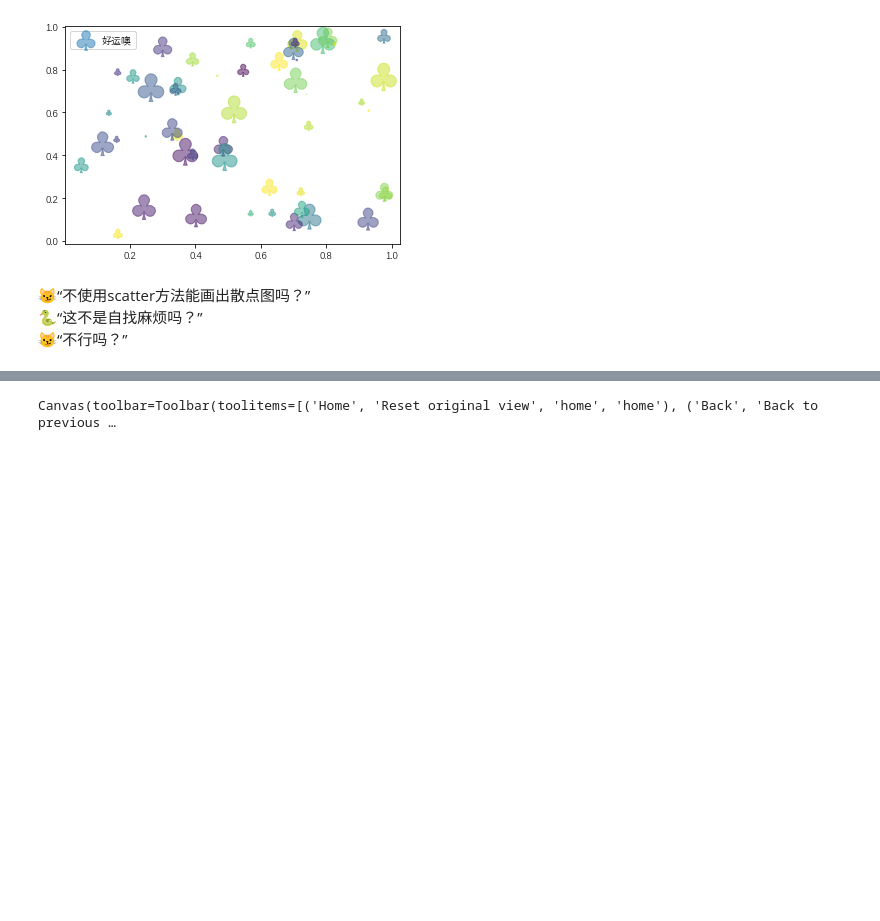
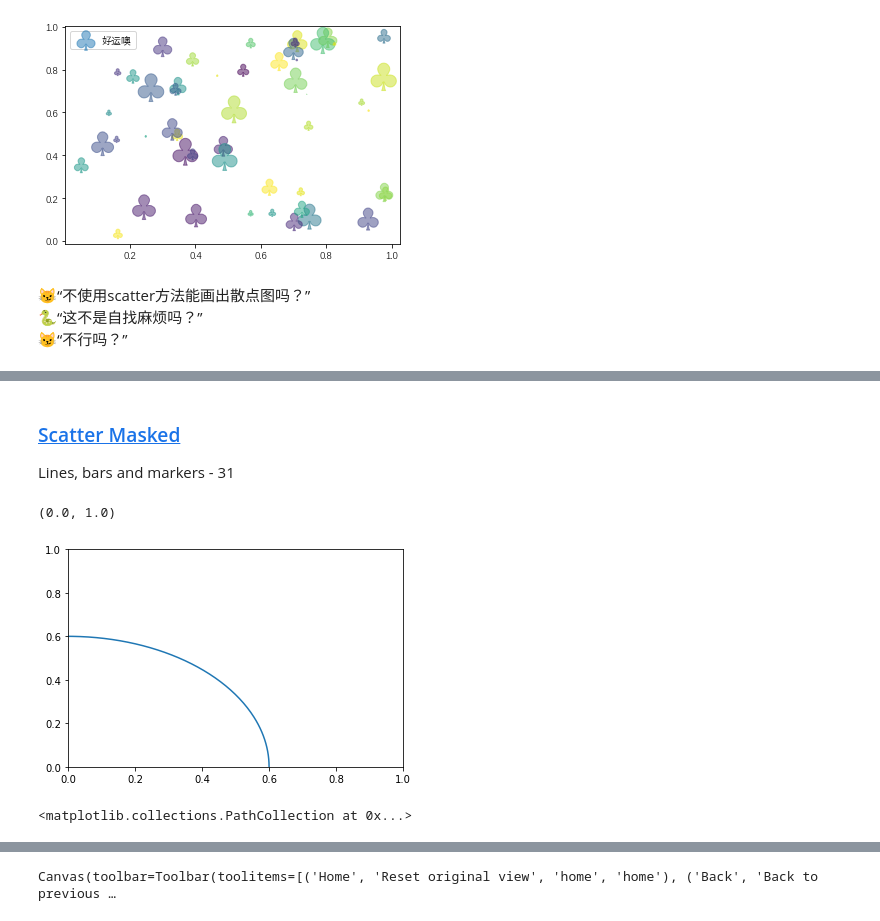
Before and after one commit to darkeggler/data_visualization_notebooks, a Jupyter notebook: mpl_01_scatter2.ipynb, the cells around one changed output, grey strips where cells are left out. Drawn from its saved outputs; the diff is of its cells as text; code cells hidden in the pictures; blank space fills up the shorter version.

```diff
--- a/mpl_01_scatter2.ipynb
+++ b/mpl_01_scatter2.ipynb
@@ -121,0 +166,14 @@ ax.add_collection(collection)
+# %% [markdown]
+### [Scatter Masked](https://matplotlib.org/gallery/lines_bars_and_markers/scatter_masked.html#sphx-glr-gallery-lines-bars-and-markers-scatter-masked-py)
+Lines, bars and markers - 31
+# %%
+r0 = 0.6
+theta = np.arange(0, np.pi / 2, 0.01)
+#plt.plot(r0 * np.cos(theta), r0 * np.sin(theta))
+fig, ax = plt.subplots()
+ax.plot(r0 * np.cos(theta), r0 * np.sin(theta))
+ax.set_xlim(0, 1)
+ax.set_ylim(0, 1)
+# %% [output]
+(0.0, 1.0)
+[figure, added]
@@ -121,0 +185,5 @@ ax.add_collection(collection)
+# %%
+ax.scatter(x, y, s=area1, marker=(5, 2), c=colors)
+ax.scatter(x, y, s=area2, marker=(5, 1), c=colors)
+# %% [output]
+<matplotlib.collections.PathCollection at 0x...>
```
Also changed, not shown: parts of 15 cells of this notebook, 4 other files.
